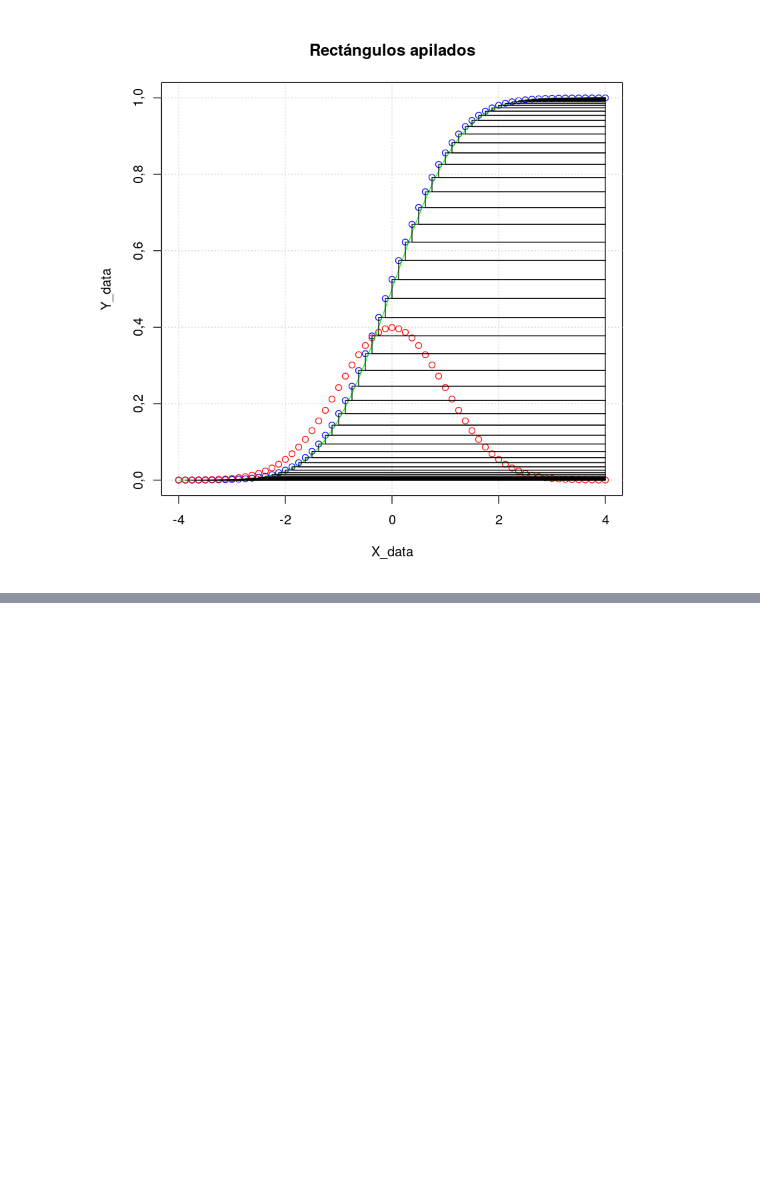
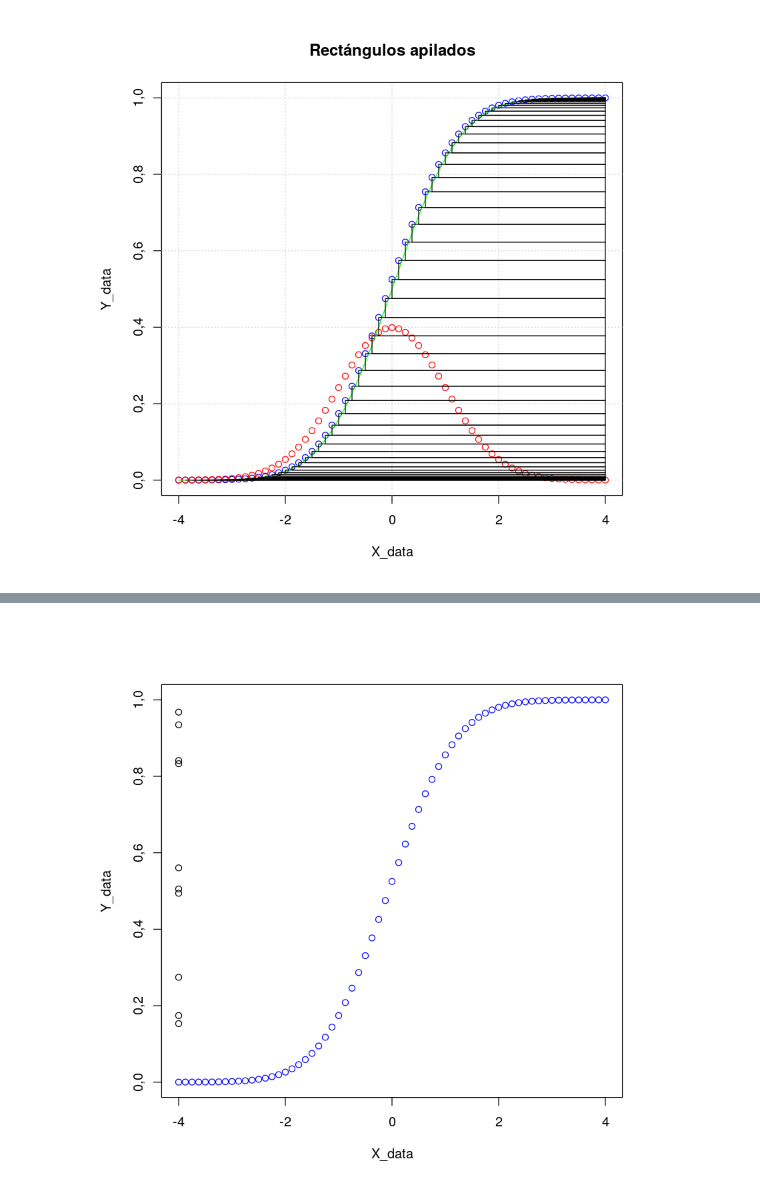
Before and after one commit to LecJackS/Probabilidades-y-Estadistica-2019-2doC, a Jupyter notebook: Inversa de Función de Acumulación y Generación de Variables Aleatorias.ipynb, the cells around one changed output, grey strips where cells are left out. Drawn from its saved outputs; the diff is of its cells as text; code cells hidden in the pictures; blank space fills up the shorter version.

```diff
--- a/Inversa de Función de Acumulación y Generación de Variables Aleatorias.ipynb
+++ b/Inversa de Función de Acumulación y Generación de Variables Aleatorias.ipynb
@@ -159,0 +177,5 @@ for(i in c(2:nrow(norm_acum_data))){
+# %%
+plot(norm_acum_data, col='blue')
+points(rep(-4,10), runif(10))
+# %% [output]
+[figure, added]
```
Also changed, not shown: parts of 12 cells of this notebook.
